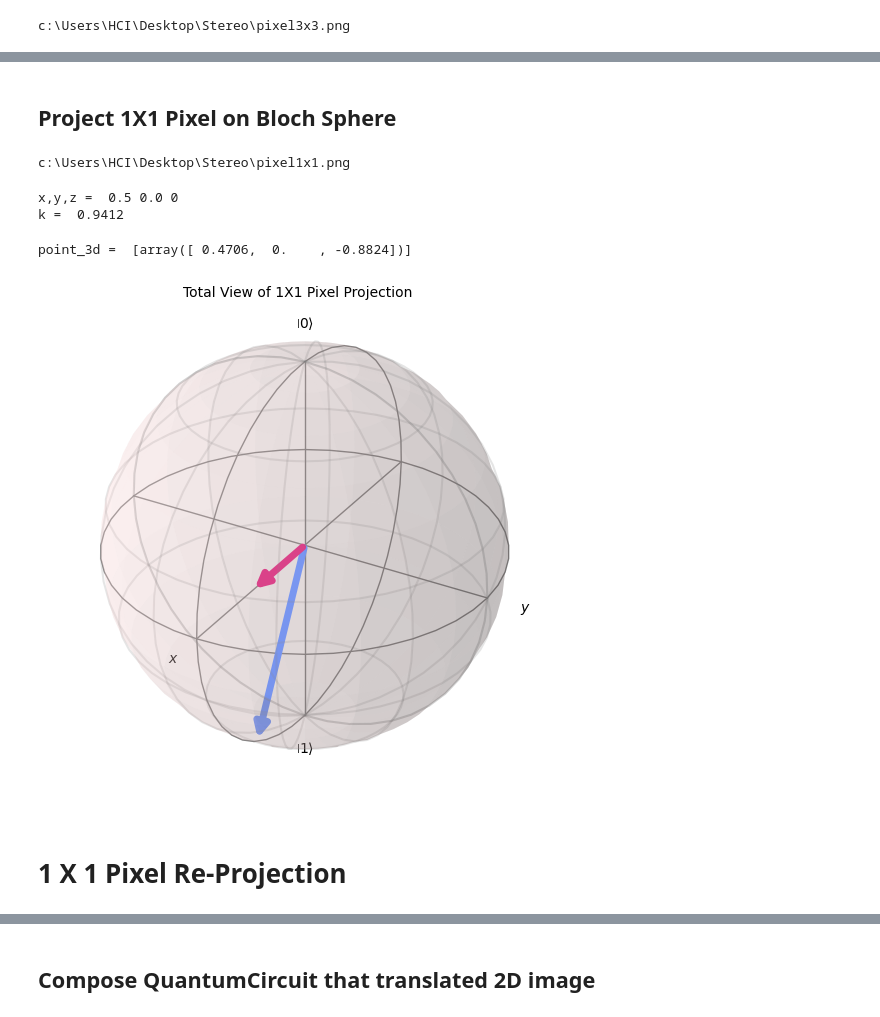
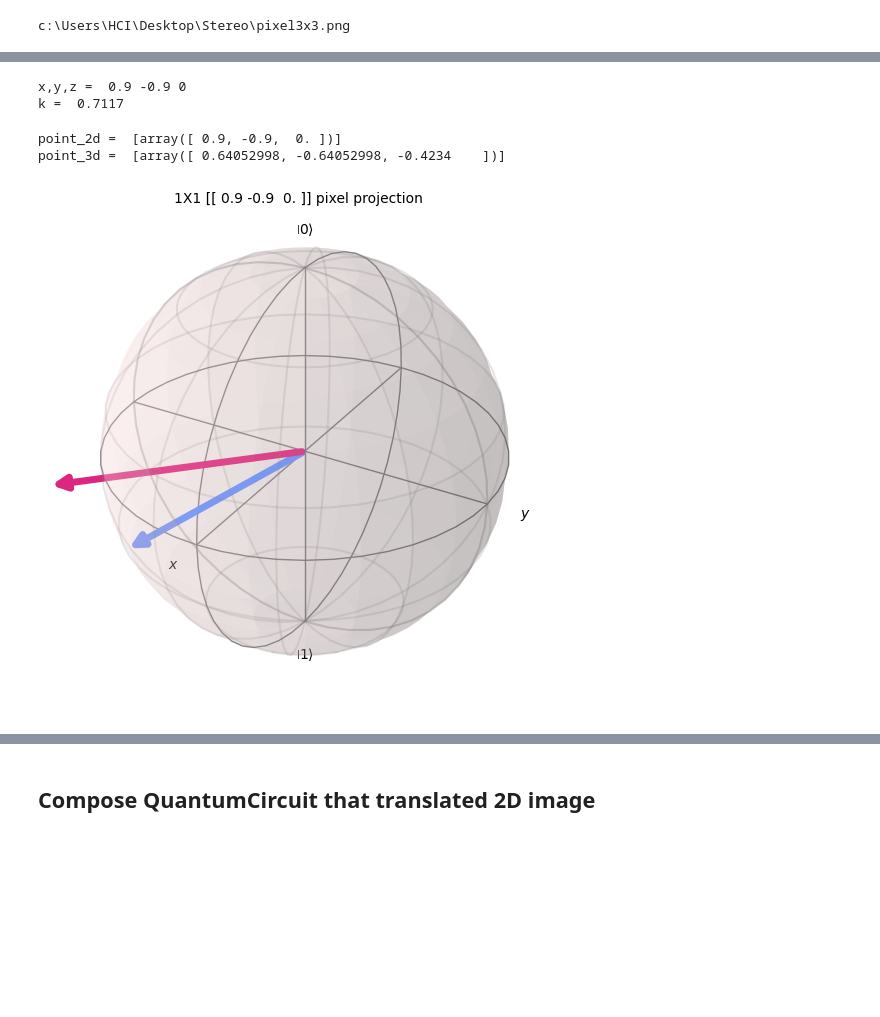
Before and after one commit to ksm999/Stereo, a Jupyter notebook: Quantum_Image_Processing.ipynb, the cells around one changed output, grey strips where cells are left out. Drawn from its saved outputs; the diff is of its cells as text; code cells hidden in the pictures; blank space fills up the shorter version.

```diff
--- a/Quantum_Image_Processing.ipynb
+++ b/Quantum_Image_Processing.ipynb
@@ -40,18 +156,18 @@ print(path_img_3)
 # %% [output]
 c:\Users\HCI\Desktop\Stereo\pixel3x3.png
 # %%
-pix3 = np.array(Image.open(path_img_3))
+pix = np.array(Image.open(path_img_3))
 
-h_img = pix3.shape[0]
-w_img = pix3.shape[1]
+h_img = pix.shape[0]
+w_img = pix.shape[1]
 h_proj_3 = 3
 w_proj_3 = 3
 
-x = 0.6
+x = 0.9
 
-pixel = np.array([[-3*x,x,0],[0,x,0],[x,x,0],
-                   [-2*x,0,0],[6*x,0,0],
-                 [-5*x,-5*x,0],[0,-3*x,0],[x,-2*x,0]])
+pixel = np.array([[-1.3*x,x,0],[0,1.3*x,0],[1.1*x,1.1*x,0],
+                   [-1.5*x,0,0],[1.7*x,0,0],
+                 [-1.1*x,-1.6*x,0],[0,-0.8*x,0],[1.3*x,-1.2*x,0]])
 
 point_2d = []
 point_3d = []
@@ -62,6 +178,6 @@ for i in pixel:
     point_2d.append(i)
     point_3d.append(sphere)
 
-# print('point_2d = ', point_2d)
+print('point_2d = ', point_2d)
 print('point_3d = ', point_3d)
 # %% [output]
@@ -94,0 +224,4 @@ k
+# %%
+Q = np.array([[0.9,-0.9,0]])
+
+plot_bloch_vector(Q, title = f'1X1 pixel which position is {Q}')
@@ -161,39 +232,24 @@ plot_bloch_vector(point_2d+point_3d, title='Total View of 2X2 Pixel Projection')
-# %% [markdown]
-## Project 1X1 Pixel on Bloch Sphere
-# %%
-path_img_1 = 'pixel1x1.png'
-path_img_1 = os.path.join(os.path.abspath(''),
-                            path_img_1)
-print(path_img_1)
-# %% [output]
-c:\Users\HCI\Desktop\Stereo\pixel1x1.png
 # %%
-pix1 = np.array(Image.open(path_img_1))
-
-h_img = pix1.shape[0]
-w_img = pix1.shape[1]
-h_proj_2 = 1
-w_proj_2 = 1
-
-x = 0.5
-
-proj_1 = np.array([[x,0,0]])
+h_img = Q.shape[0]
+w_img = Q.shape[1]
+h_proj = 1
+w_proj = 1
 
 point_2d = []
 point_3d = []
 
-for i in proj_1:
-    sphere = project(i, h_img, w_img, h_proj_2, w_proj_2)
+for i in Q:
+    P = project(i, h_img, w_img, h_proj, w_proj)
     point_2d.append(i)
-    point_3d.append(sphere)
+    point_3d.append(P)
 # %% [output]
-x,y,z =  0.5 0.0 0
-k =  0.9412
+x,y,z =  0.9 -0.9 0
+k =  0.7117
 # %%
+print('point_2d = ', point_2d)
 print('point_3d = ', point_3d)
-plot_bloch_vector(point_2d+point_3d, title='Total View of 1X1 Pixel Projection')
+plot_bloch_vector(point_2d+point_3d, title = f'1X1 {Q} pixel projection')
 # %% [output]
-point_3d =  [array([ 0.4706,  0.    , -0.8824])]
+point_2d =  [array([ 0.9, -0.9,  0. ])]
+point_3d =  [array([ 0.64052998, -0.64052998, -0.4234    ])]
-[figure, old version]
+[figure, new version]
-# %% [markdown]
-# 1 X 1 Pixel Re-Projection
```
Also changed, not shown: parts of 103 cells of this notebook, 1 other file.
